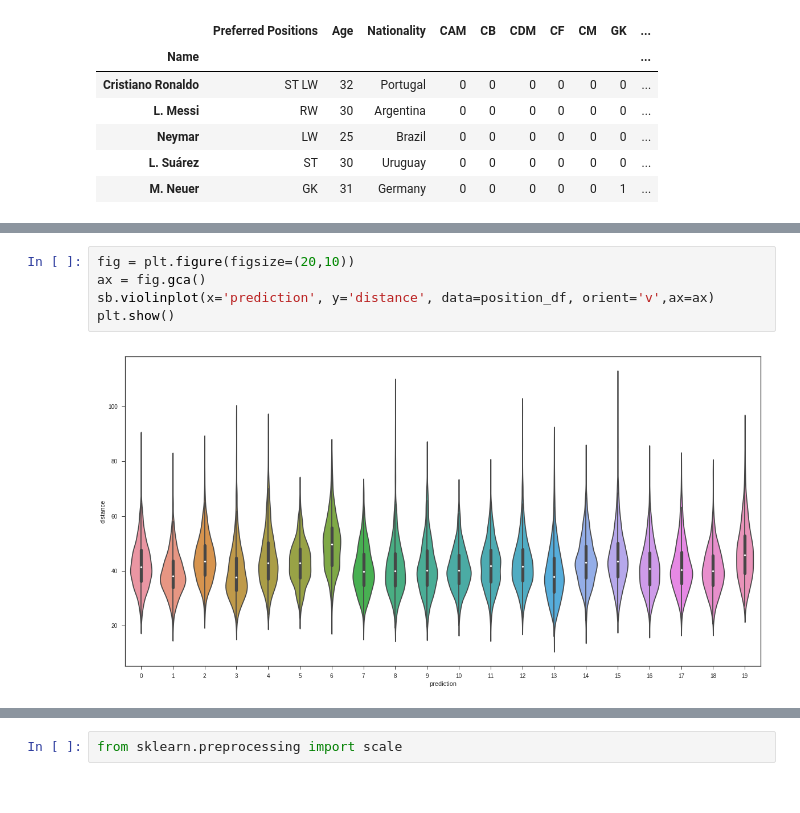
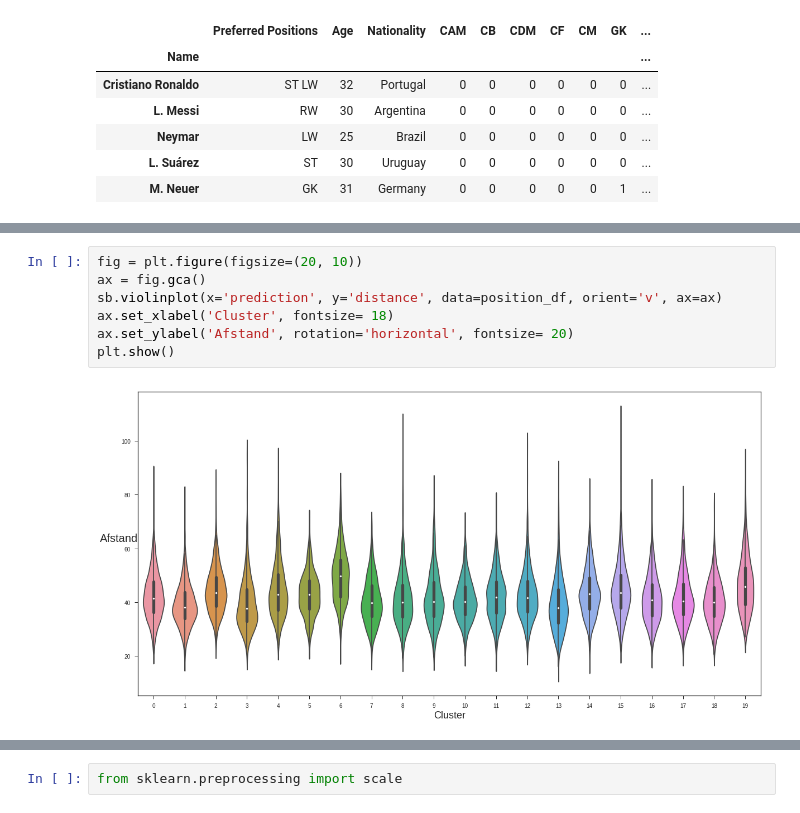
Before and after one commit to mssalvador/Fifa2018, a Jupyter notebook: Teknisk Tirsdag Tutorial (Un-Supervised).ipynb, the cells around one changed output, grey strips where cells are left out. Cells and saved outputs as stored; diff of their text form.

```diff
--- a/Teknisk Tirsdag Tutorial (Un-Supervised).ipynb
+++ b/Teknisk Tirsdag Tutorial (Un-Supervised).ipynb
@@ -278,10 +280,12 @@ print_cluster_til_position(position_df,real_position_list)
 # %%
-fig = plt.figure(figsize=(20,10))
+fig = plt.figure(figsize=(20, 10))
 ax = fig.gca()
-sb.violinplot(x='prediction', y='distance', data=position_df, orient='v',ax=ax)
+sb.violinplot(x='prediction', y='distance', data=position_df, orient='v', ax=ax)
+ax.set_xlabel('Cluster', fontsize= 18)
+ax.set_ylabel('Afstand', rotation='horizontal', fontsize= 20)
 plt.show()
 # %% [output]
-[figure, old version]
+[figure, new version]
 # %% [markdown]
 Ovenstående figurer viser hhv. fordelingen mellem hvad KMeans grupperet spillerne som (predictions opad y-aksen), i forhold til deres fortrukne spiller (positioner ud af x-aksen), den øverste. Den nederste figur viser fordelingen af afstande for hvert cluster. Der hvor hver "violin" buler ud viser hvor den største koncentration af punkter ligger.
 
```
Also changed, not shown: parts of 12 cells of this notebook.
